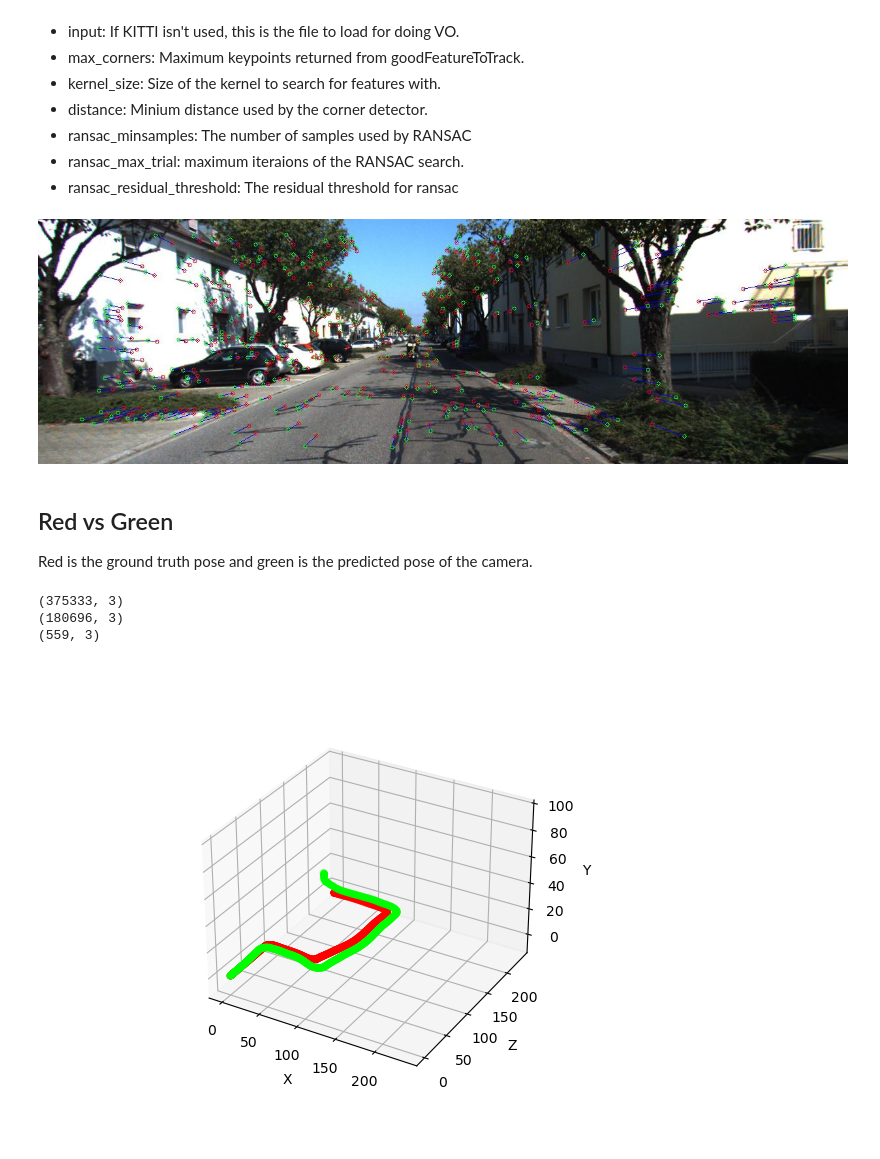
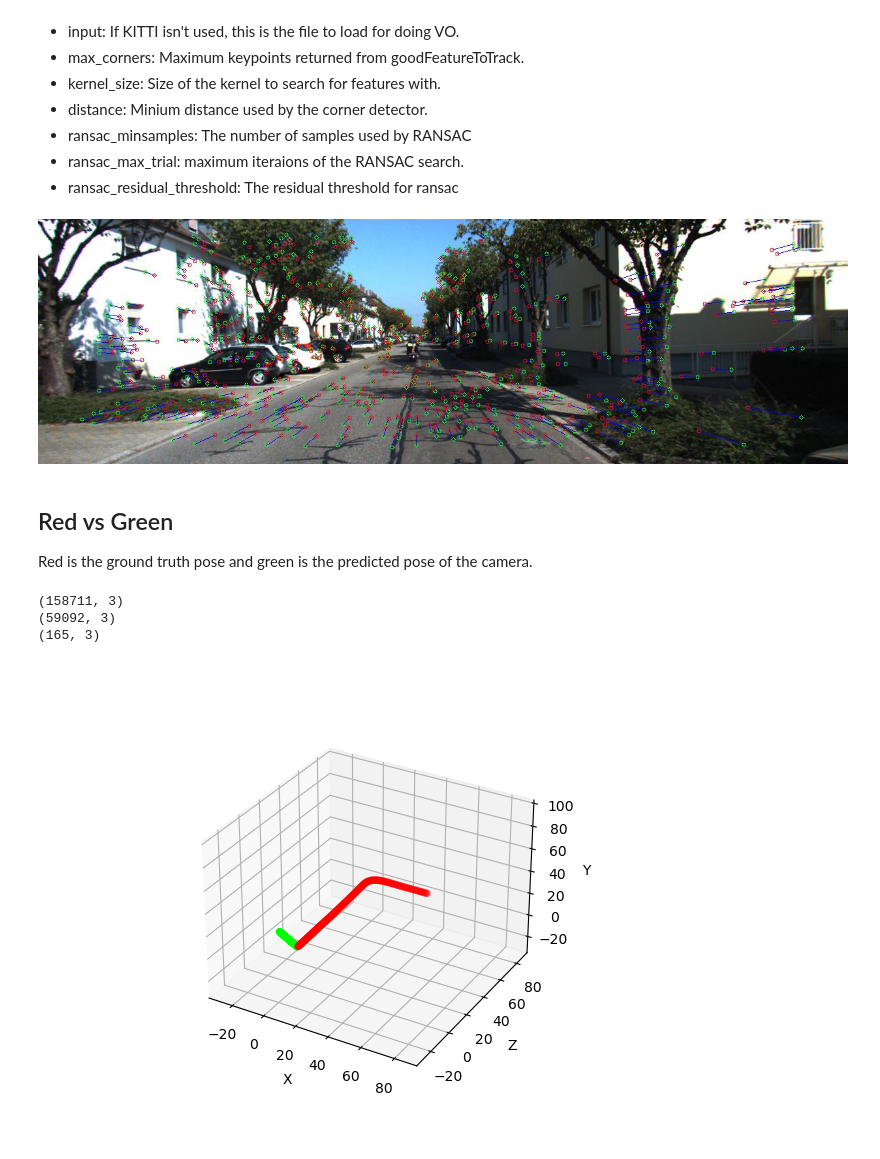
Before and after one commit to hpennington/mono-visual-odometry, a Jupyter notebook: visual_odometry.ipynb, the cells around one changed output. Drawn from its saved outputs; the diff is of its cells as text; code cells hidden in the pictures.

Commit message:
Begin extract_pose

```diff
--- a/visual_odometry.ipynb
+++ b/visual_odometry.ipynb
@@ -138,9 +141,15 @@ def triangulate(pose1, pose2, pts1, pts2):
         _, _, V = np.linalg.svd(A)
         ret[i] = V[3]
     return ret
+# %%
+def make_homogeneous(x):
+    return np.array([x[0], x[1], 1])
+# %%
+def skew_symmetric(x):
+    return np.array([[0, -x[2], x[1]], [x[2], 0, -x[0]], [-x[1], x[0], 0]])
 # %%
 # Extract pose from the essential matrix E
-def extract_pose(E):
+def extract_pose(E, K, x1, x2):
     U, _, V = np.linalg.svd(E)
 
     # There are four possible poses from the essential matrix decomposition.
@@ -156,14 +165,21 @@ def extract_pose(E):
     W = np.array([[0, -1, 0], [1, 0, 0], [0, 0, 1]])
     R = U @ W @ V
 
-    if np.sum(R.diagonal()) < 0:
-        R = U @ W.T @ V
-
     # From Hartley and Zisserman extract the normalized translation vector t
     t = U[:, 2]
 
-    # Quick and dirty way to resolve z axis translation ambiguity, taken from geohot's implementation of a toy SLAM system (https://github.com/geohot/twitchslam)
-    if t[2] < 0:
+    M = skew_symmetric(R.T @ t)
+    x1 = make_homogeneous(x1)
+    x2 = make_homogeneous(x2)
+    X1 = M @ np.linalg.inv(K) @ x1
+    X2 = M @ R.T @ np.linalg.inv(K) @ x2
+
+    if X1[2] * X2[2] < 0:
+        R = U @ W.T @ V
+        M = skew_symmetric(R.T @ t)
+        X1 = M @ np.linalg.inv(K) @ x1
+
+    if X1[2] < 0:
         t = -t
 
-    return R, t
+    return R, -t
@@ -222,15 +241,15 @@ while (KITTI == True and i < len(train_image_names)) or (cap is not None and cap
 
             result = match_frames(im1, im2, corners, last_corners, kps, last_kps, descriptors, last_descriptors)
             if result is not None:
-                feature_pairs, F, K, indices = result
+                norm_pairs, feature_pairs, E, K, indices = result
 
                 try:
-
-                    R, t = extract_pose(F)
+                    # E = fundamentalToEssential(F, K)
+                    R, t = extract_pose(E, K, norm_pairs[0, 0], norm_pairs[0, 1])
                     t = t.flatten()
 
                     R_abs = np.dot(R, R_abs)
-                    scale = 0.8
+                    scale = 1.0
                     t_abs = t_abs + R_abs.dot((t * scale))
 
                     # print(t_abs)
@@ -315,7 +334,7 @@ cv2.waitKey(4)
 if KITTI == False:
     cap.release()
 # %% [output]
-[figure, old version]
+[figure, new version]
 # %% [markdown]
 ## Red vs Green
 Red is the ground truth pose and green is the predicted pose of the camera.
@@ -341,7 +360,7 @@ if point_cloud is not None:
     pcd = o3d.geometry.PointCloud()
     pcd.transform([[1, 0, 0, 0], [0, -1, 0, 0], [0, 0, -1, 0], [0, 0, 0, 1]])
     pcd.points = o3d.utility.Vector3dVector(point_cloud)
-    ret = np.array(pcd.cluster_dbscan(eps=0.5, min_points=2))
+    ret = np.array(pcd.cluster_dbscan(eps=0.5, min_points=3))
 
     # print(ret.shape)
     print(point_cloud.shape)
@@ -373,34 +392,34 @@ if point_cloud is not None:
     # colors[point_cloud[ret>0].shape[0]+t_abs_all.shape[0]:] = blue
     pcd.colors = o3d.utility.Vector3dVector(colors)
 
     # downpcd = pcd.voxel_down_sample(voxel_size=0.5)
     # ret = np.asarray(point_cloud).flatten()[ret]
 
     o3d.io.write_point_cloud("pointcloud_clustered.pcd", pcd)
 
 
 maximum = None
 minimum = None
 
 if KITTI == True:
     ax.scatter(t_abs_gt[:, 0], t_abs_gt[:, 2], t_abs_gt[:, 1], color=(1, 0, 0))
     minimum = np.array(np.concatenate([t_abs_all, t_abs_gt])).min()
     maximum = np.array(np.concatenate([t_abs_all, t_abs_gt])).max()
 else:
     minimum = np.array(t_abs_all).min()
     maximum = np.array(t_abs_all).max()
 
 # ax.set_zscale(lower=minimum, upper=maxiumum, value=)
 ax.set_xlim([minimum, maximum])
 ax.set_ylim([minimum, maximum])
 ax.set_zlim([minimum, 100])
 ax.set_xlabel('X')
 ax.set_ylabel('Z')
 ax.set_zlabel('Y')
 # plt.plot(t_abs_all[:, 0], t_abs_all[:, 1], t_abs_all[:, 2])
 plt.show()
 # %% [output]
-(375333, 3)
-(180696, 3)
-(559, 3)
+(158711, 3)
+(59092, 3)
+(165, 3)
-[figure, old version]
+[figure, new version]
```
Also changed, not shown: parts of 4 cells of this notebook, 1 other file.
